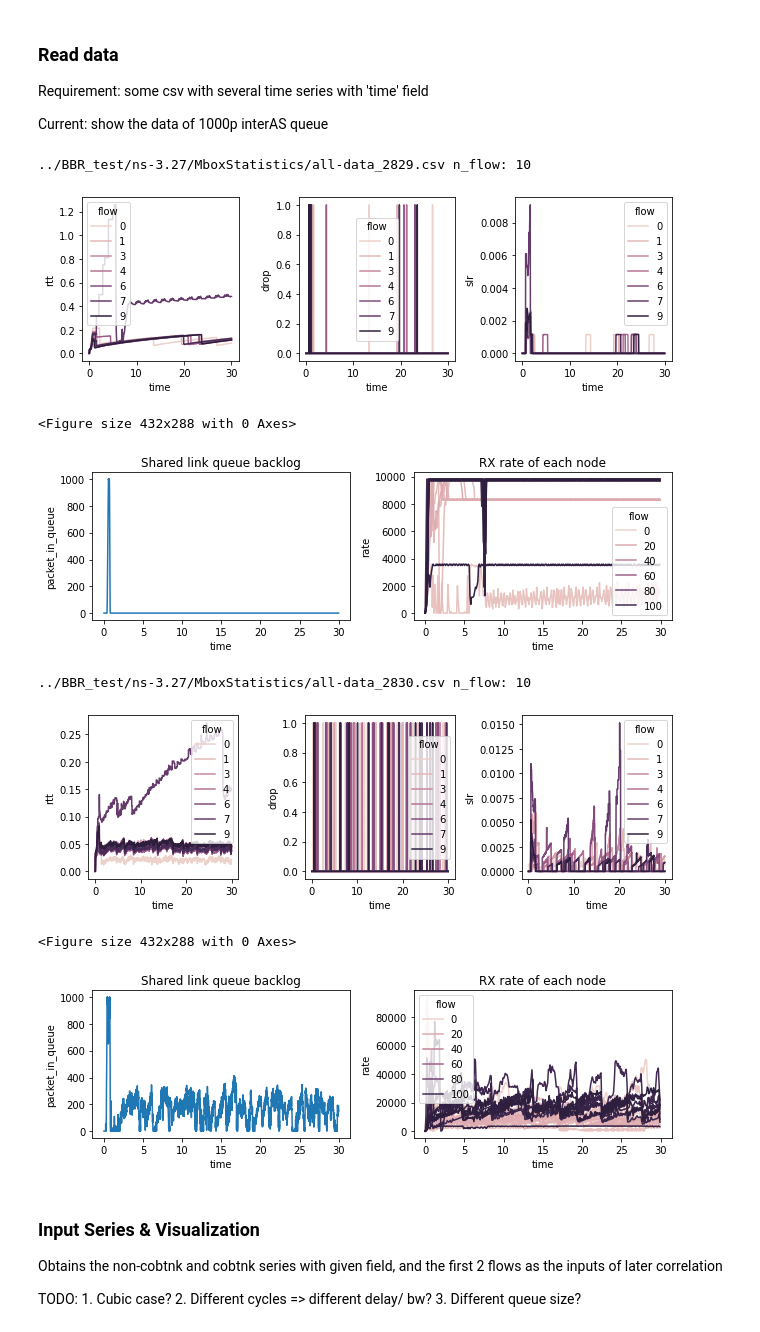
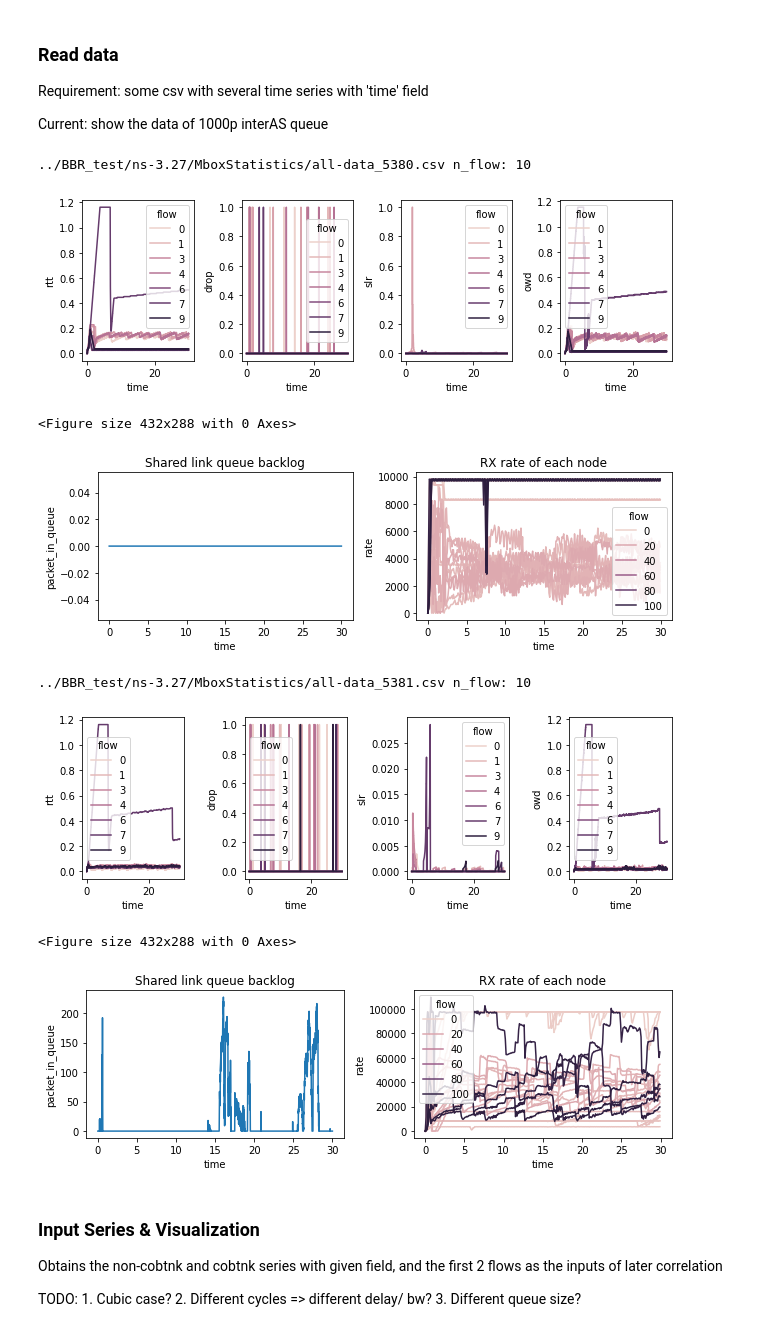
Before and after one commit to PrinceS17/NS_Simulation_Toolkit, a Jupyter notebook: script/corr_analysis.ipynb, the cells around one changed output. Drawn from its saved outputs; the diff is of its cells as text; code cells hidden in the pictures.

```diff
--- a/script/corr_analysis.ipynb
+++ b/script/corr_analysis.ipynb
@@ -16,6 +16,8 @@ import matplotlib.pyplot as plt
 csvs, qcsv, rcsv = [], [], []
 raw_folder = '../BBR_test/ns-3.27/MboxStatistics/'
 Run_id = [
+    5380, 5381,   # 5+5, inter 1000p, codel, proc, user 2 per node, rev 5
+    2735, 2736,   # 10+10, inter 1000p, codel, proc, w/ 2 user cross flows for each normal node
     2829, 2830,   # same, with slr and drop prepared
     176, 177,   # same, but add reverse cross traffic w/ 30M x 10
 
@@ -38,7 +40,7 @@ for rid, n_flow in zip(Run_id, N_flows):
     rcsv.append(f'rate_{rid}.csv')
 
 Csv_files = csvs[:2]
-Fields = ['rtt', 'drop', 'slr']         # candidates: cwnd, rtt, slr, drop, bytes_in_flight, cstate
+Fields = ['rtt', 'drop', 'slr', 'owd']         # candidates: cwnd, rtt, slr, drop, bytes_in_flight, cstate
 
 for csvs in [qcsv, rcsv]:
     for i, csv in enumerate(csvs):
@@ -52,40 +54,40 @@ qdf = pd.read_csv(Qcsv_file, index_col=False)
 dfs, ppls, qdfs, rdfs = [], [], [], []
 
 # begin plotting
 for i, entry in enumerate(Csv_files):
     csv, n = entry[0], entry[1]
     if 'tmp' not in csv:
         csv = raw_folder + csv
     df = pd.read_csv(csv, index_col=False)
     ppl = pipeline.Pipeline(csv, f'ipybn_{i}')
     dfs.append(df)
     ppls.append(ppl)
     print(csv, 'n_flow:', n)
     ppl.plot_flows(show_flow=n, fields=Fields)      # general plot
 
     qdf1 = pd.read_csv(qcsv[i], index_col=False)
     qdfs.append(qdf1)
     rdf1 = pd.read_csv(rcsv[i], index_col=False)
     rdfs.append(rdf1)
 
     fig, ax = plt.subplots(1, 2, figsize=(9,3))
     sns.lineplot(x='time', y='packet_in_queue', data=qdf1, ax=ax[0])
     ax[0].set_title('Shared link queue backlog')
     sns.lineplot(x='time', y='rate', hue='flow', data=rdf1, ax=ax[1])
     ax[1].set_title('RX rate of each node')
     plt.tight_layout()
     plt.show()
 
 # plt.show()
 # %% [output]
-../BBR_test/ns-3.27/MboxStatistics/all-data_2829.csv n_flow: 10
+../BBR_test/ns-3.27/MboxStatistics/all-data_5380.csv n_flow: 10
-[figure, old version]
+[figure, new version]
 <Figure size 432x288 with 0 Axes>
-[figure, old version]
+[figure, new version]
-../BBR_test/ns-3.27/MboxStatistics/all-data_2830.csv n_flow: 10
+../BBR_test/ns-3.27/MboxStatistics/all-data_5381.csv n_flow: 10
-[figure, old version]
+[figure, new version]
 <Figure size 432x288 with 0 Axes>
-[figure, old version]
+[figure, new version]
 # %% [markdown]
 ### Input Series & Visualization
 Obtains the non-cobtnk and cobtnk series with given field, and the first 2 flows as the inputs of later correlation
```
Also changed, not shown: parts of 14 cells of this notebook, 2 other files.
